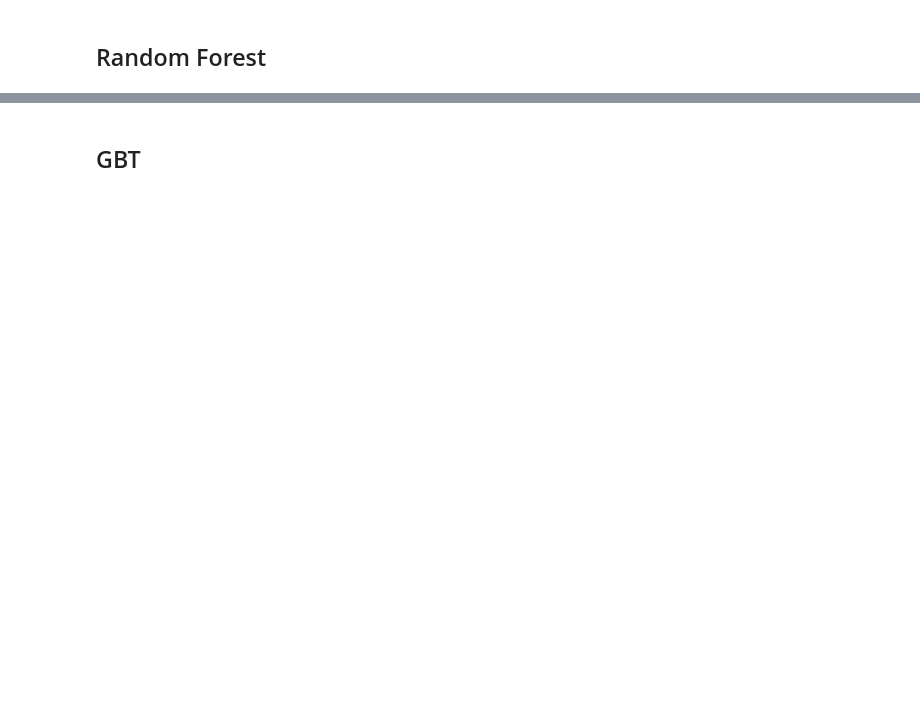
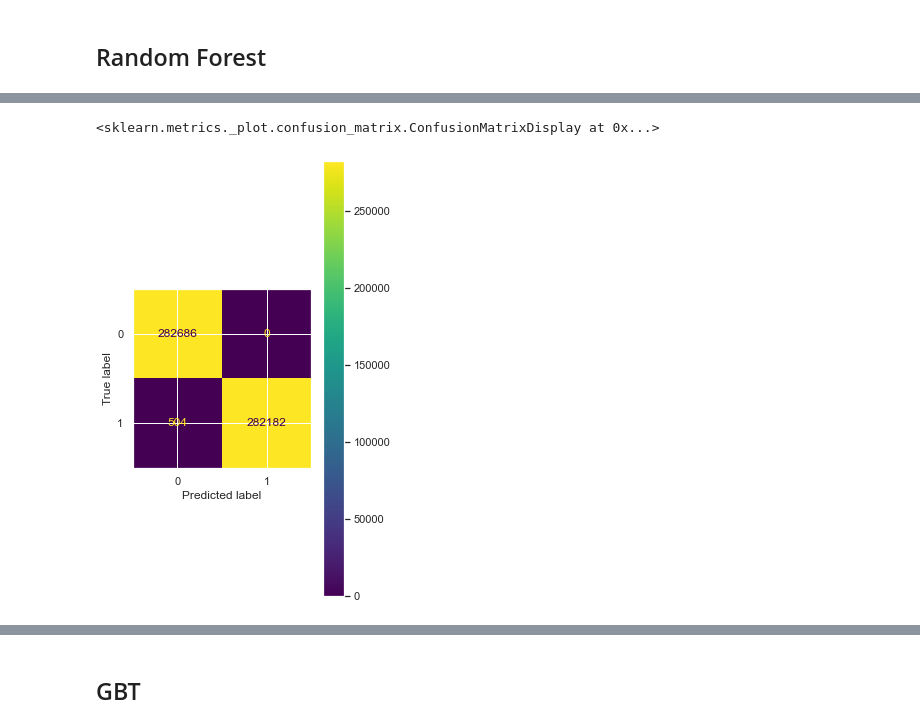
Before and after one commit to pbonte92/P7_Paul_Bonte, a Jupyter notebook: draft.ipynb, the cells around one changed output, grey strips where cells are left out. Cells and saved outputs as stored; diff of their text form; code cells hidden in the pictures; blank space fills up the shorter version.

```diff
--- a/draft.ipynb
+++ b/draft.ipynb
@@ -706,2 +720,2 @@ rf.fit(X_resize, y_resize)
 # %%
-y_prob_rf = (rf.predict_proba(X)[:,1]).astype('float16')
+y_prob_rf = (rf.predict_proba(X_resize)[:,1]).astype('float16')
@@ -717,5 +750,8 @@ plt.plot(fpr_rf, tpr_rf ,linestyle='-', label = "Dummy AUC %0.2f" % roc_auc_dumm
 # %%
-cm = metrics.confusion_matrix(y_true=y, y_pred = (y_prob_rf >= 0.6).astype(int) )
+cm = metrics.confusion_matrix(y_true=y_resize, y_pred = (y_prob_rf >= 0.6).astype(int) )
 disp = metrics.ConfusionMatrixDisplay(confusion_matrix = cm)
 sns.set(rc={'figure.figsize':(4,8)})
 disp.plot()
+# %% [output]
+<sklearn.metrics._plot.confusion_matrix.ConfusionMatrixDisplay at 0x...>
+[figure, added]
```
Also changed, not shown: parts of 44 cells of this notebook.
